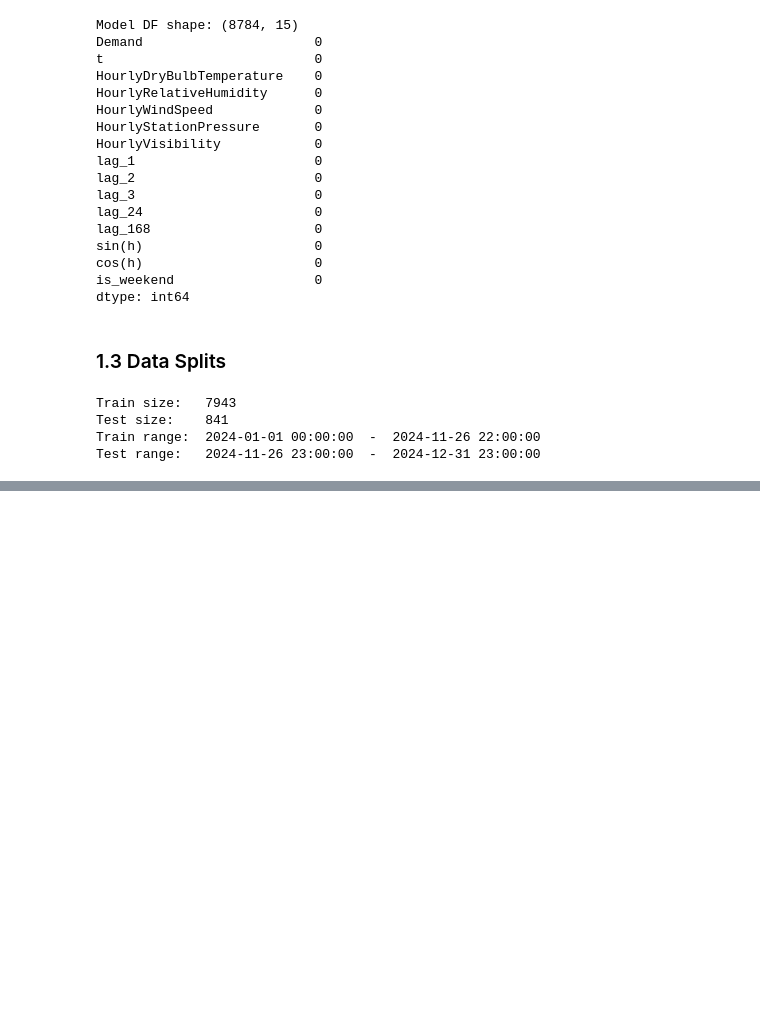
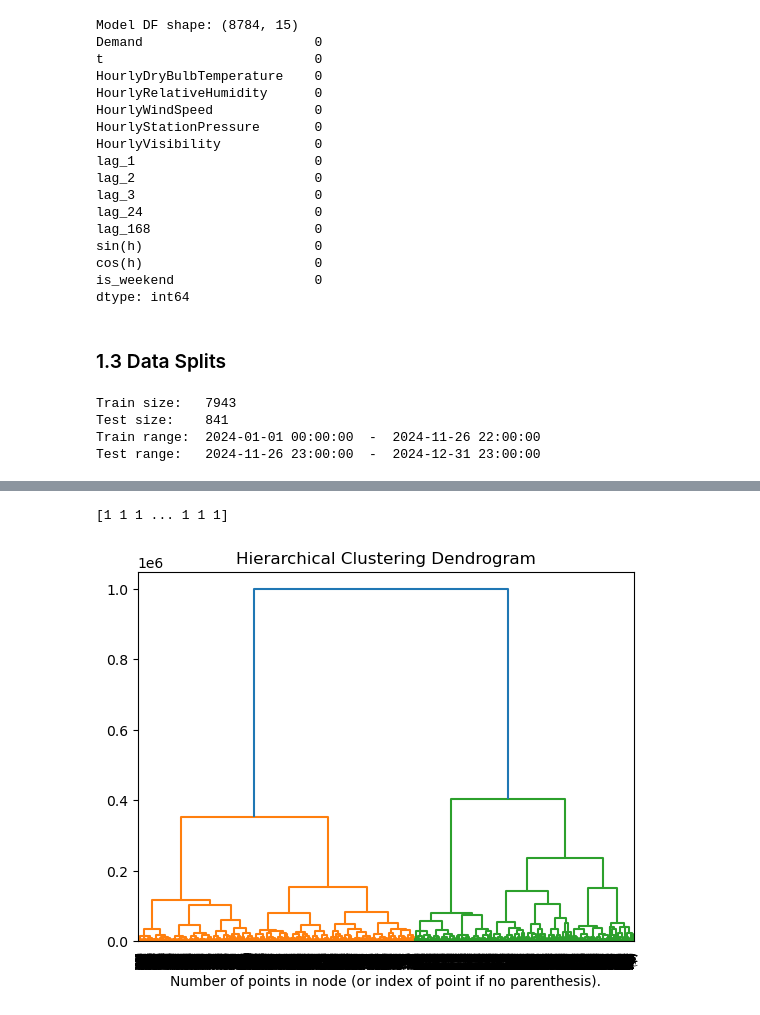
Before and after one commit to EdwardChanCH/Electricity-Demand-Forecaster, a Jupyter notebook: basic-models-with-feature-selection.ipynb, the cells around one changed output, grey strips where cells are left out. Drawn from its saved outputs; the diff is of its cells as text; code cells hidden in the pictures; blank space fills up the shorter version.

```diff
--- a/basic-models-with-feature-selection.ipynb
+++ b/basic-models-with-feature-selection.ipynb
@@ -346,0 +344,46 @@ Feature importance scores:
+# %%
+def plot_dendrogram(model, **kwargs):
+    # Create linkage matrix and then plot the dendrogram
+
+    # create the counts of samples under each node
+    counts = np.zeros(model.children_.shape[0])
+    n_samples = len(model.labels_)
+    for i, merge in enumerate(model.children_):
+        current_count = 0
+        for child_idx in merge:
+            if child_idx < n_samples:
+                current_count += 1  # leaf node
+            else:
+                current_count += counts[child_idx - n_samples]
+        counts[i] = current_count
+
+    linkage_matrix = np.column_stack(
+        [model.children_, model.distances_, counts]
+    ).astype(float)
+
+    # Plot the corresponding dendrogram
+    dendrogram(linkage_matrix, **kwargs)
+
+
+
+XX_fs = DFtrain[allFeats].to_numpy(dtype=np.float32)
+
+fsfs_model = AgglomerativeClustering(compute_distances=True)
+fsfs_model.fit(XX_fs)
+
+print(fsfs_model.labels_)
+
+plt.title("Hierarchical Clustering Dendrogram")
+plot_dendrogram(fsfs_model, truncate_mode="level", p=13)
+plt.xlabel("Number of points in node (or index of point if no parenthesis).")
+plt.show()
+
+XX_fs.shape
+
+fsfs_agglo = cluster.FeatureAgglomeration(n_clusters=13)
+fsfs_agglo.fit(XX_fs)
+XX_reduced = fsfs_agglo.transform(XX_fs)
+XX_reduced.shape
+# %% [output]
+[1 1 1 ... 1 1 1]
+[figure, added]
```
Also changed, not shown: parts of 5 cells of this notebook.
